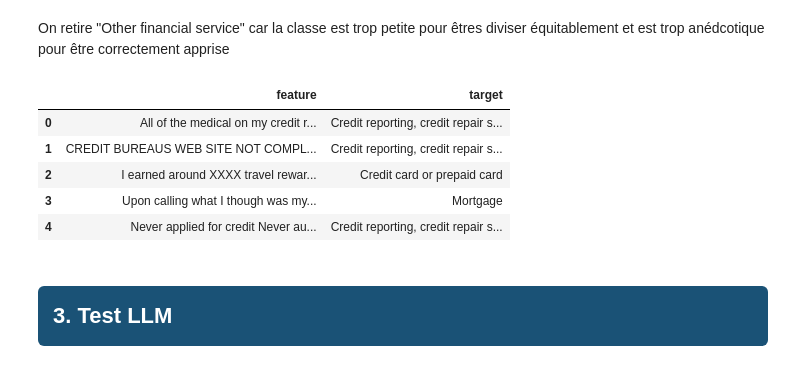
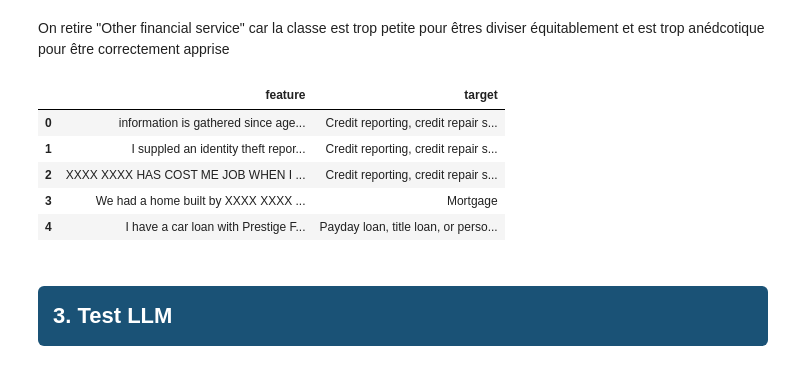
Before and after one commit to GreatTeacherJ/ZenAssist, a Jupyter notebook: src/app/data.ipynb, the cells around one changed output. Drawn from its saved outputs; the diff is of its cells as text; code cells hidden in the pictures.

```diff
--- a/src/app/data.ipynb
+++ b/src/app/data.ipynb
@@ -615,13 +621,13 @@ df_test.to_csv("../data/dataSet_test.csv.gz", sep=";", index=False, quoting=csv.
 # %%
-df = pd.read_csv("../data/dataSet_train.csv.gz", sep=";")
+df = pd.read_csv("../data_set/dataSet_train.csv.gz", sep=";")
 df.head()
 # %% [output]
 |  | feature | target |
-| 0 | All of the medical on my credit r... | Credit reporting, credit repair s... |
-| 1 | CREDIT BUREAUS WEB SITE NOT COMPL... | Credit reporting, credit repair s... |
-| 2 | I earned around XXXX travel rewar... | Credit card or prepaid card |
-| 3 | Upon calling what I though was my... | Mortgage |
-| 4 | Never applied for credit Never au... | Credit reporting, credit repair s... |
+| 0 | information is gathered since age... | Credit reporting, credit repair s... |
+| 1 | I suppled an identity theft repor... | Credit reporting, credit repair s... |
+| 2 | XXXX XXXX HAS COST ME JOB WHEN I ... | Credit reporting, credit repair s... |
+| 3 | We had a home built by XXXX XXXX ... | Mortgage |
+| 4 | I have a car loan with Prestige F... | Payday loan, title loan, or perso... |
 # %% [markdown]
 ## <p style="background-color:#1A5276; color:#FFFFFF; padding:15px; border-radius:6px; font-size:22px; font-weight:bold;">3. Test LLM</p>
 # %% [markdown]
```
Also changed, not shown: parts of 32 cells of this notebook, 11 other files.
